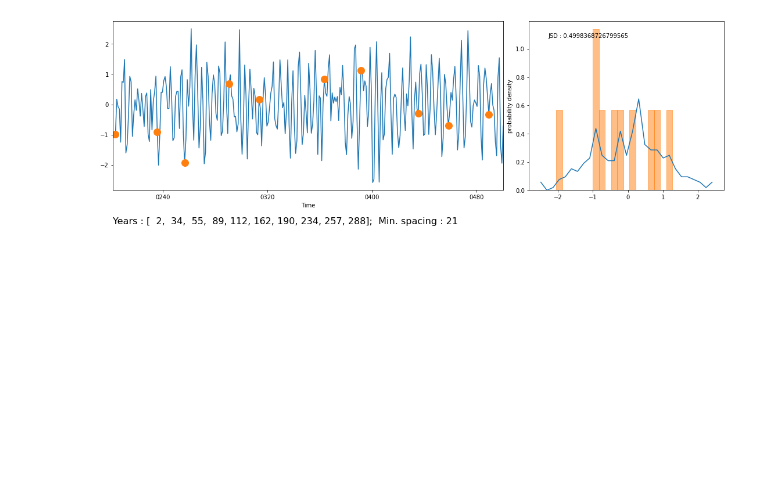
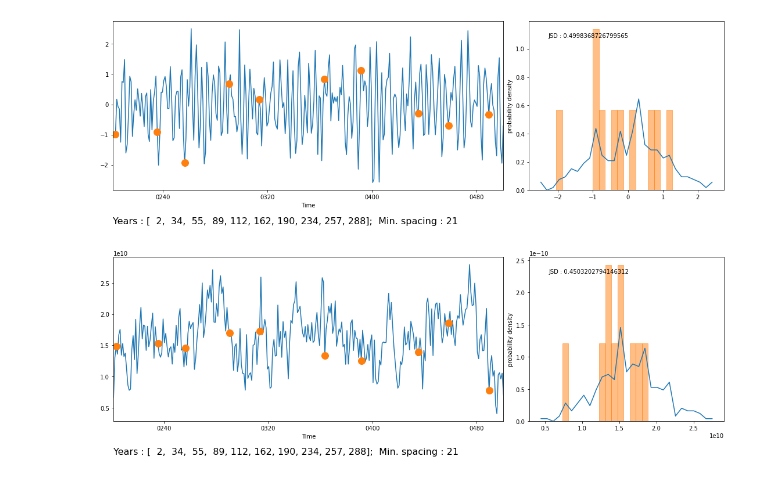
Before and after one commit to gmacgilchrist/esm4ppe_dev, a Jupyter notebook: notebooks/dev_startyears.ipynb, the cells around one changed output. Saved outputs shown, nothing was run; the diff lists cells and outputs as text; code cells hidden in the pictures; blank space fills up the shorter version.

```diff
--- a/notebooks/dev_startyears.ipynb
+++ b/notebooks/dev_startyears.ipynb
@@ -301,3 +303,7 @@ plot_distributions(sosalinity,years,bins=get_quantile_bins(sosalinity),print_jsd
 plot_distributions(nino34,years)
 # %% [output]
 [figure]
+# %%
+plot_distributions(maxpsi,years)
+# %% [output]
+[figure, added]
```
Also changed, not shown: parts of 1 cell of this notebook.
